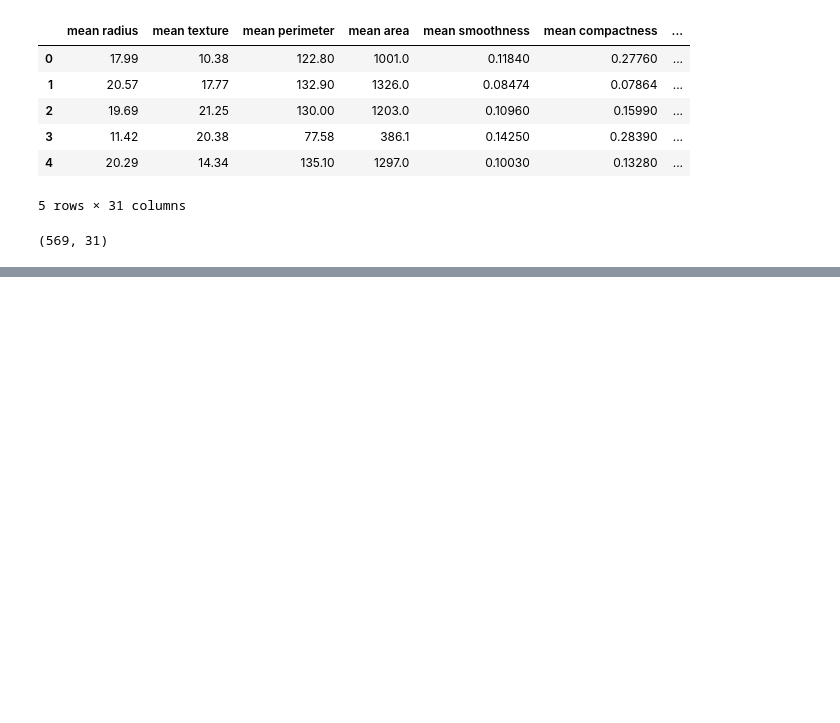
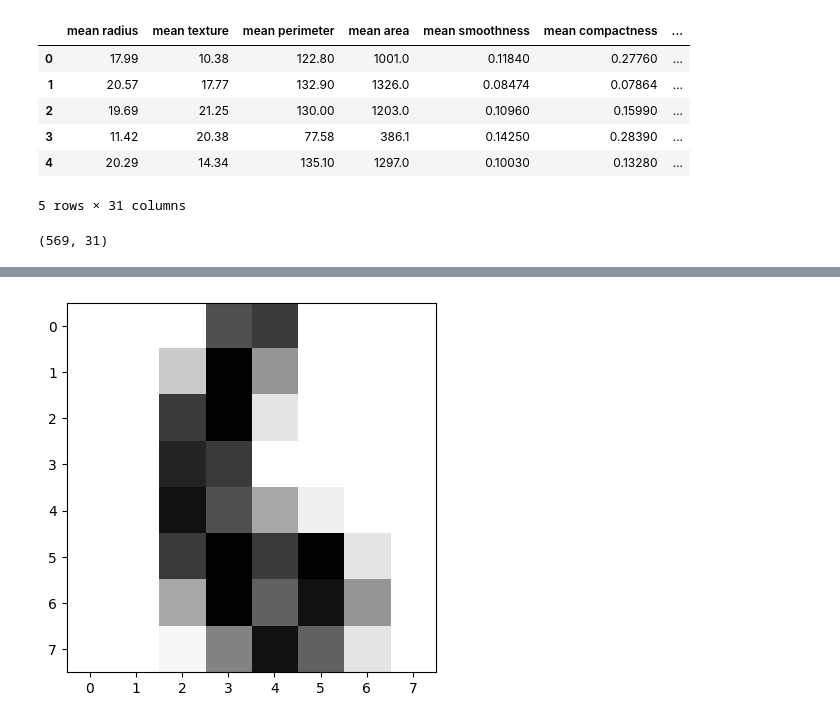
Before and after one commit to inixrust/datasets, a Jupyter notebook: Day2.ipynb, the cells around one changed output, grey strips where cells are left out. Cells and saved outputs as stored; diff of their text form; code cells hidden in the pictures; blank space fills up the shorter version.

```diff
--- a/Day2.ipynb
+++ b/Day2.ipynb
@@ -118,3 +229,8 @@ df.shape
+# %%
+plt.imshow(digits_dataset.images[6], cmap='Greys')
+plt.show()
+# %% [output]
+[figure, added]
 # %%
 # read dataframe/tabel
 df = pd.read_csv('/content/housing.csv')
```
Also changed, not shown: parts of 17 cells of this notebook.
